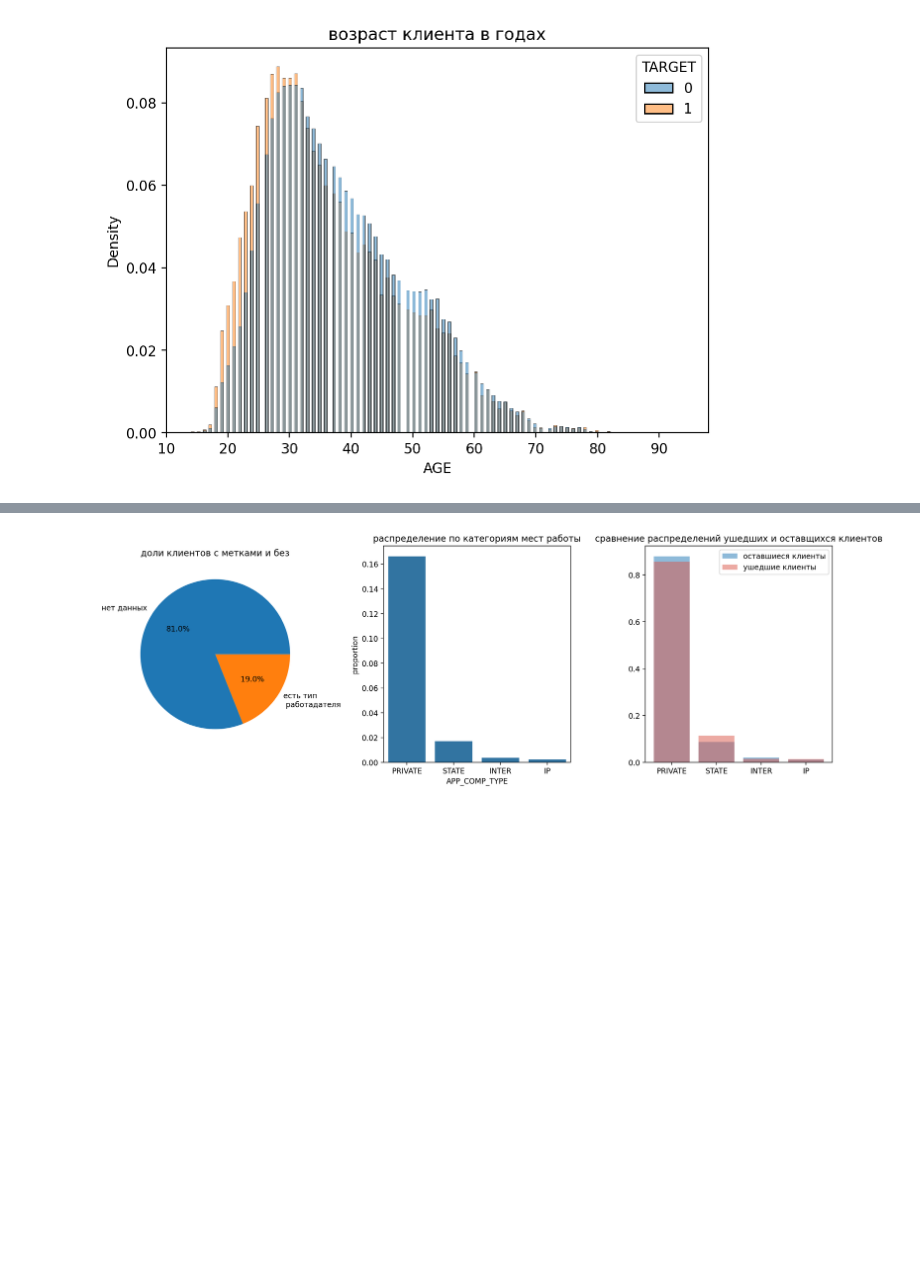
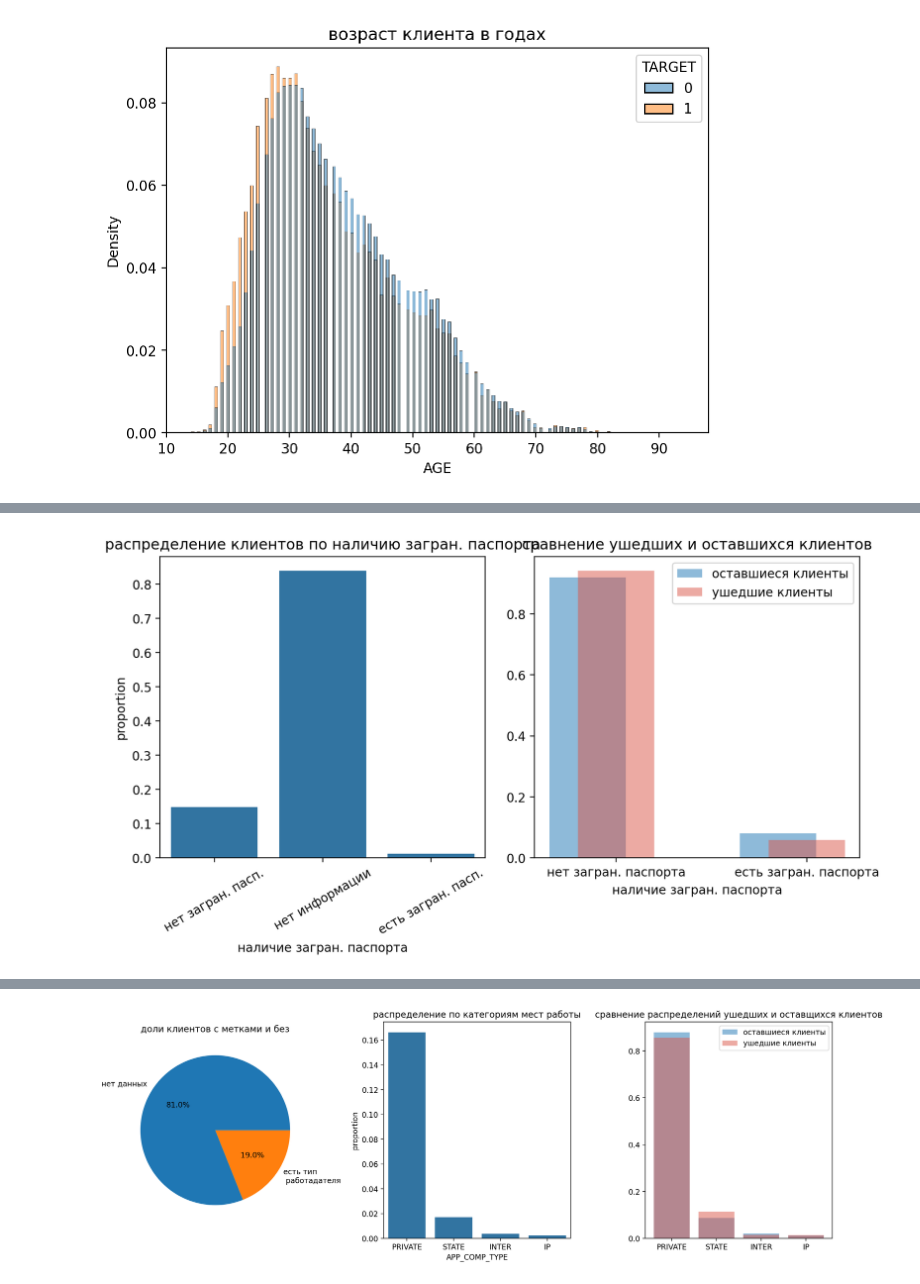
Before and after one commit to ArtemGusenkov/projects, a Jupyter notebook: customer-churn-prediction/notebooks/eda.ipynb, the cells around one changed output, grey strips where cells are left out. Cells and saved outputs as stored; diff of their text form; code cells hidden in the pictures; blank space fills up the shorter version.

```diff
--- a/customer-churn-prediction/notebooks/eda.ipynb
+++ b/customer-churn-prediction/notebooks/eda.ipynb
@@ -152 +120,12 @@ plt.show()
+# %%
+ef.plot_bin_bars(df,
+              y,
+              'APP_TRAVEL_PASS',
+              'распределение клиентов по наличию загран. паспорта',
+              'наличие загран. паспорта',
+              ['нет загран. пасп.', 'нет информации', 'есть загран. пасп.'],
+              ['нет загран. паспорта', 'есть загран. паспорта'],
+              x1_rot=30)
+# %% [output]
+[figure, added]
 # %% [markdown]
```
Also changed, not shown: parts of 52 cells of this notebook.
